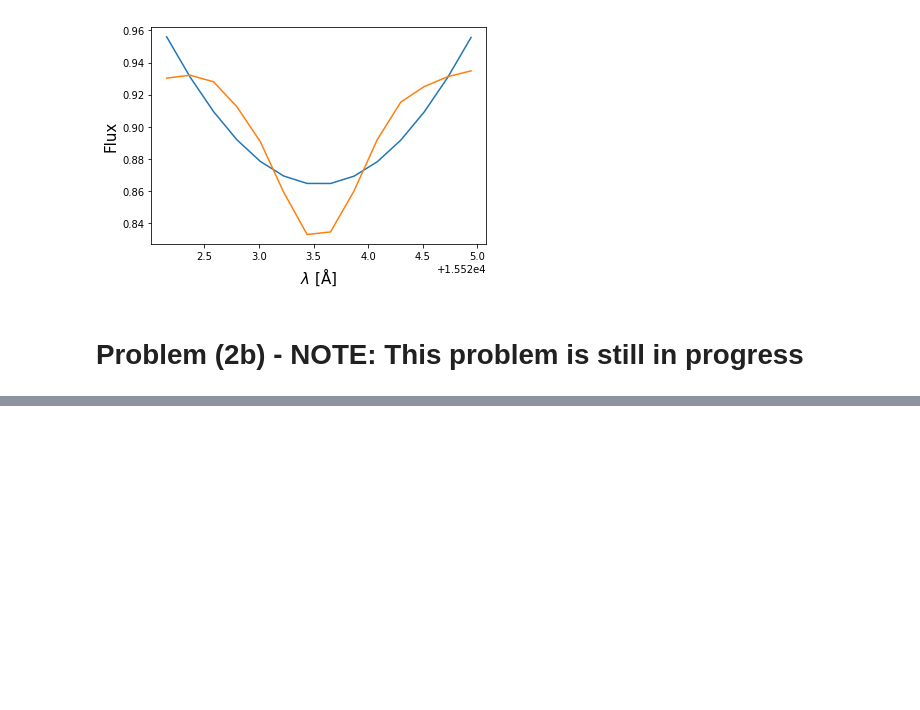
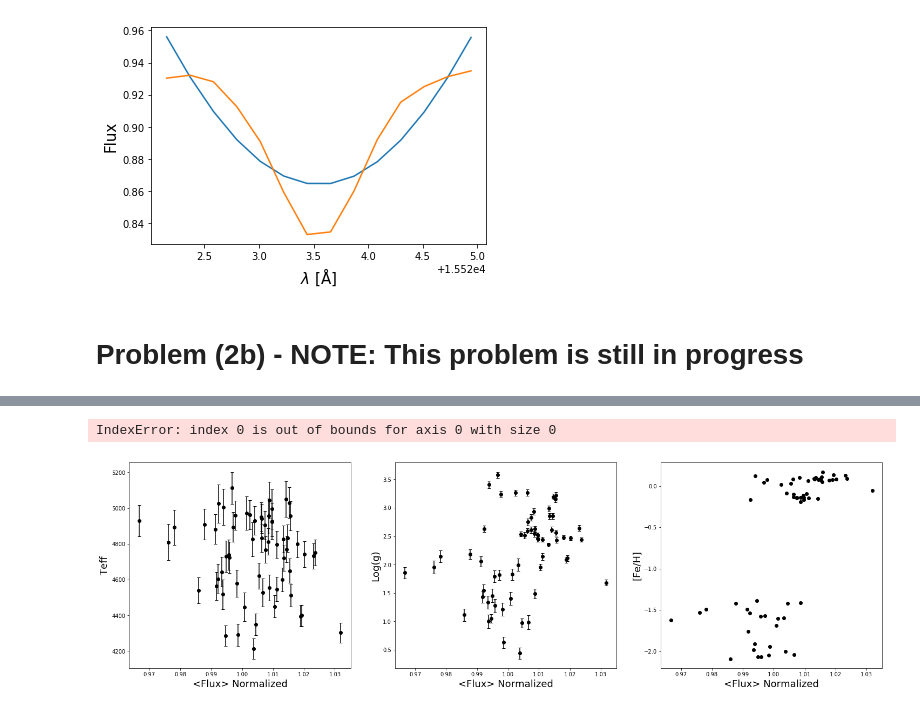
Before and after one commit to AndyTza/modern_astro, a Jupyter notebook: ModernStellarAstrophysicsHomework-3.ipynb, the cells around one changed output, grey strips where cells are left out. Cells and saved outputs as stored; diff of their text form; code cells hidden in the pictures; blank space fills up the shorter version.

```diff
--- a/ModernStellarAstrophysicsHomework-3.ipynb
+++ b/ModernStellarAstrophysicsHomework-3.ipynb
@@ -356,0 +447,68 @@ for i in fin:
+# %%
+# read spectra file
+spectra = np.loadtxt("output.txt", dtype='str')
+
+med_f2, temp2, temp_err2, feH2, lg2, lg_err2 = [], [], [], [], [], []
+
+for i in spectra:
+    ls_spectra = fits.open("APOGEE_spectra/%s"%i)
+    F =  (ls_spectra[1].data) # flux of pixel
+
+    # aborption feature
+    abs_line = 15339.2
+
+    # +/- 2 centered on absorption feature
+    f = np.where((lamda>abs_line-2) & (lamda<abs_line+2))
+    flux = F[f] # redefine variables
+    L = lamda[f] # redefine variables
+    med_flux = np.median(flux) # will give us roughly the valley of the absorption feature
+
+    # find id of fits file
+    fits_ra = ls_spectra[0].header['RA']
+
+    # cross-match with all_star ra
+    finder = np.where(ra==fits_ra)
+    inx_finder = (finder[0][0])
+
+
+    med_f2.append(med_flux)
+    temp2.append(teff[inx_finder])
+    temp_err2.append(teff_err[inx_finder])
+    feH2.append(feh[inx_finder])
+    lg2.append(logg[inx_finder])
+    lg_err2.append(logg_err[inx_finder])
+# %% [output]
+IndexError: index 0 is out of bounds for axis 0 with size 0
+# %%
+# Make lists into numpy arrays and clean data
+med_f2 = np.array(med_f2)
+temp2 = np.array(temp2)
+temp_err2 = np.array(temp_err2)
+feH2 = np.array(feH2)
+lg2 = np.array(lg2)
+lg_err2 = np.array(lg_err2)
+
+rmv2 = np.where((temp2!=-9999.) & (feH2!=-9999.) & (lg2!=-9999.))
+
+
+# Define final data
+final_data2 = Table([med_f2[rmv2], temp2[rmv2], temp_err2[rmv2], feH2[rmv2], lg2[rmv2], lg_err2[rmv2]],
+                  names=('flux', 'temp', 'temp_err', 'feH', 'logg', 'logg_err'))
+# %%
+_, ax = plt.subplots(nrows=1, ncols=3, figsize=(25,7))
+
+ax[0].errorbar(final_data2['flux'], final_data2['temp'], yerr=final_data2['temp_err'], fmt='o', capsize=3, color='k')
+ax[0].set_xlabel('<Flux> Normalized', size=18)
+ax[0].set_ylabel('Teff', size=18)
+
+ax[1].errorbar(final_data2['flux'], final_data2['logg'], yerr=final_data2['logg_err'], fmt='o', capsize=3, color='k')
+ax[1].set_ylabel('Log(g)', size=18)
+ax[1].set_xlabel('<Flux> Normalized', size=18)
+
+ax[2].errorbar(final_data2['flux'], final_data2['feH'], fmt='o', capsize=3, color='k')
+ax[2].set_xlabel('<Flux> Normalized', size=18)
+ax[2].set_ylabel('[Fe/H]', size=18)
+
+plt.savefig('abs2.pdf', type='pdf')
+# %% [output]
+[figure, added]
```
Also changed, not shown: parts of 13 cells of this notebook.
